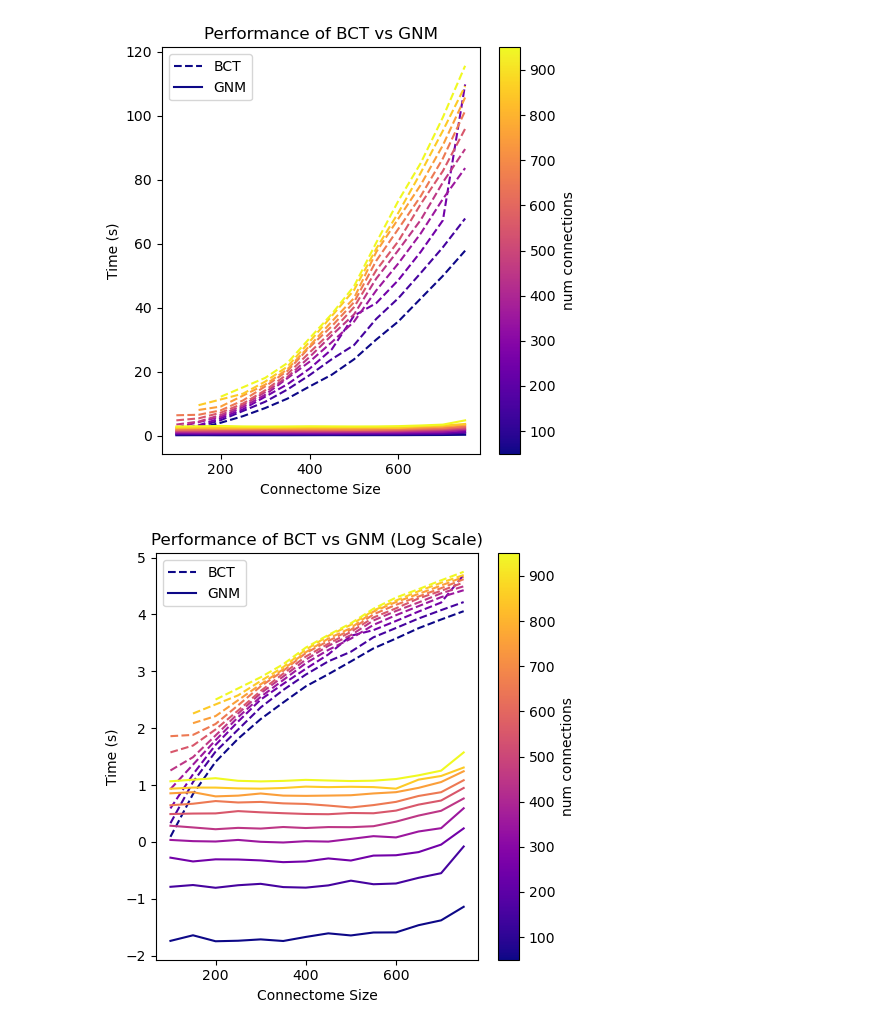
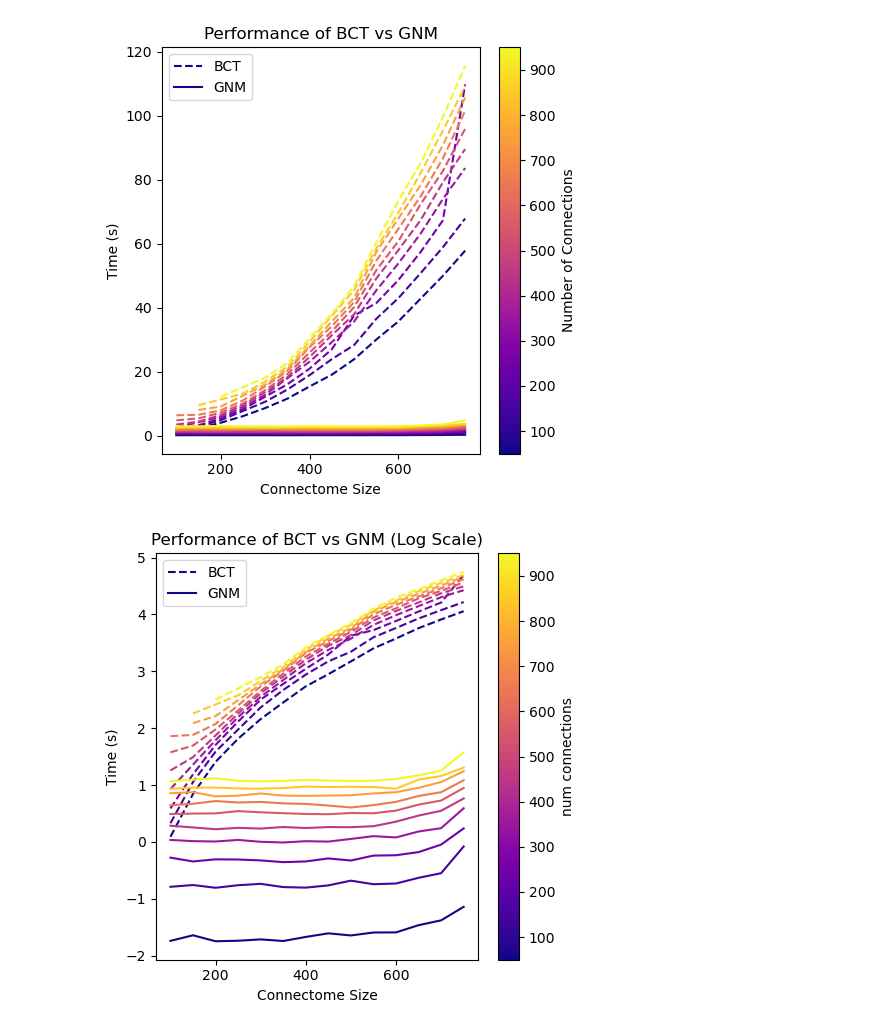
Before and after one commit to ad045/GenerativeNetworkModels, a Jupyter notebook: docs/examples/graph_model_performance.ipynb, the cells around one changed output. Cells and saved outputs as stored; diff of their text form; code cells hidden in the pictures.

```diff
--- a/docs/examples/graph_model_performance.ipynb
+++ b/docs/examples/graph_model_performance.ipynb
@@ -5,6 +5,7 @@ from typing import Literal
 import matplotlib.pyplot as plt
 import seaborn as sns
 import random
+import numpy as np
 
 # dir = "C:/Users/Will/Desktop/results/"
 
@@ -17,9 +18,10 @@ import random
 # print(c)
 # bct = pd.read_csv('results_bct_num.csv')
 # gnm = gnm.loc[gnm['time_gnm'] < 4]
+dir = "C:/Users/Will\Desktop/"
 
-gnm = pd.read_csv('C:/Users/Will/Documents/projects/GenerativeNetworkModels/results_gnm_num_2.csv')
-bct = pd.read_csv('C:/Users/Will/Documents/projects/GenerativeNetworkModels/results_bct_num_2.csv')
+gnm = pd.read_csv(dir + 'results_gnm_num_2.csv')
+bct = pd.read_csv(dir + 'results_bct_num_2.csv')
 
 bct = bct.loc[bct['time_bct'] != 0]
 # %%
@@ -103,10 +94,4 @@ plt.scatter(bc['connectome_size'], bc['time_bct'])
 # %%
-import matplotlib.pyplot as plt
-import seaborn as sns
-import numpy as np
-import random
-from typing import Literal
-
 def visualize_performance(df_bct, df_gnm, title):
     cmap_choice = {'gnm': 'viridis', 'bct': 'plasma'}
 
@@ -130,35 +115,35 @@ def visualize_performance(df_bct, df_gnm, title):
                 tmp_df['time_bct'],
                 color=cmap_bct(norm_bct(d)),
                 label=f'BCT' if d == unique_connections_bct[0] else "",
                 linestyle='dashed')
 
     for d in unique_connections_gnm:
         tmp_df = df_gnm[df_gnm['num_connections'] == d]
         ax.plot(tmp_df['connectome_size'],
                 tmp_df['time_gnm'],
                 color=cmap_gnm(norm_gnm(d)),
                 linestyle='-',
                 label=f'GNM' if d == unique_connections_gnm[0] else "")
 
     # Create an invisible scatter plot to generate a colorbar
     sm_bct = plt.cm.ScalarMappable(cmap=cmap_bct, norm=norm_bct)
     sm_bct.set_array([])
     sm_gnm = plt.cm.ScalarMappable(cmap=cmap_gnm, norm=norm_gnm)
     sm_gnm.set_array([])
 
-    cbar_bct = fig.colorbar(sm_bct, ax=ax, label="num connections")
+    cbar_bct = fig.colorbar(sm_bct, ax=ax, label="Number of Connections")
     #cbar_gnm = fig.colorbar(sm_gnm, ax=ax, label="GNM n connections")
 
     ax.set_xlabel("Connectome Size")
     ax.set_ylabel("Time (s)")
     ax.set_title(title)
     ax.legend()
 
 visualize_performance(bct, gnm, title="Performance of BCT vs GNM")
 plt.tight_layout()
 plt.show()
 # %% [output]
-[figure, old version]
+[figure, new version]
 # %%
 bct_log = bct.copy()
 bct_log['time_bct'] = np.log(bct_log['time_bct'])
```
Also changed, not shown: parts of 3 cells of this notebook, 3 other files.
